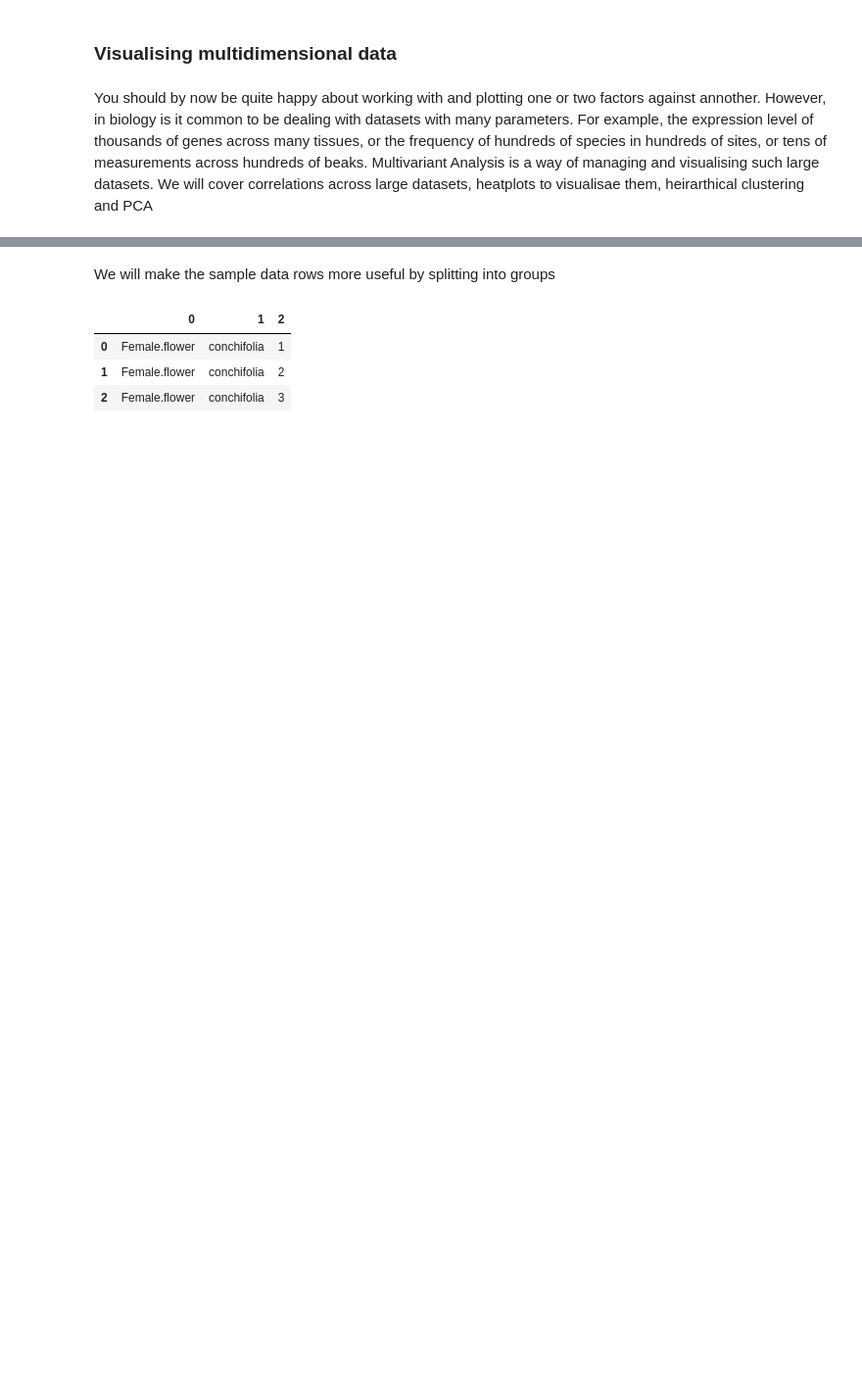
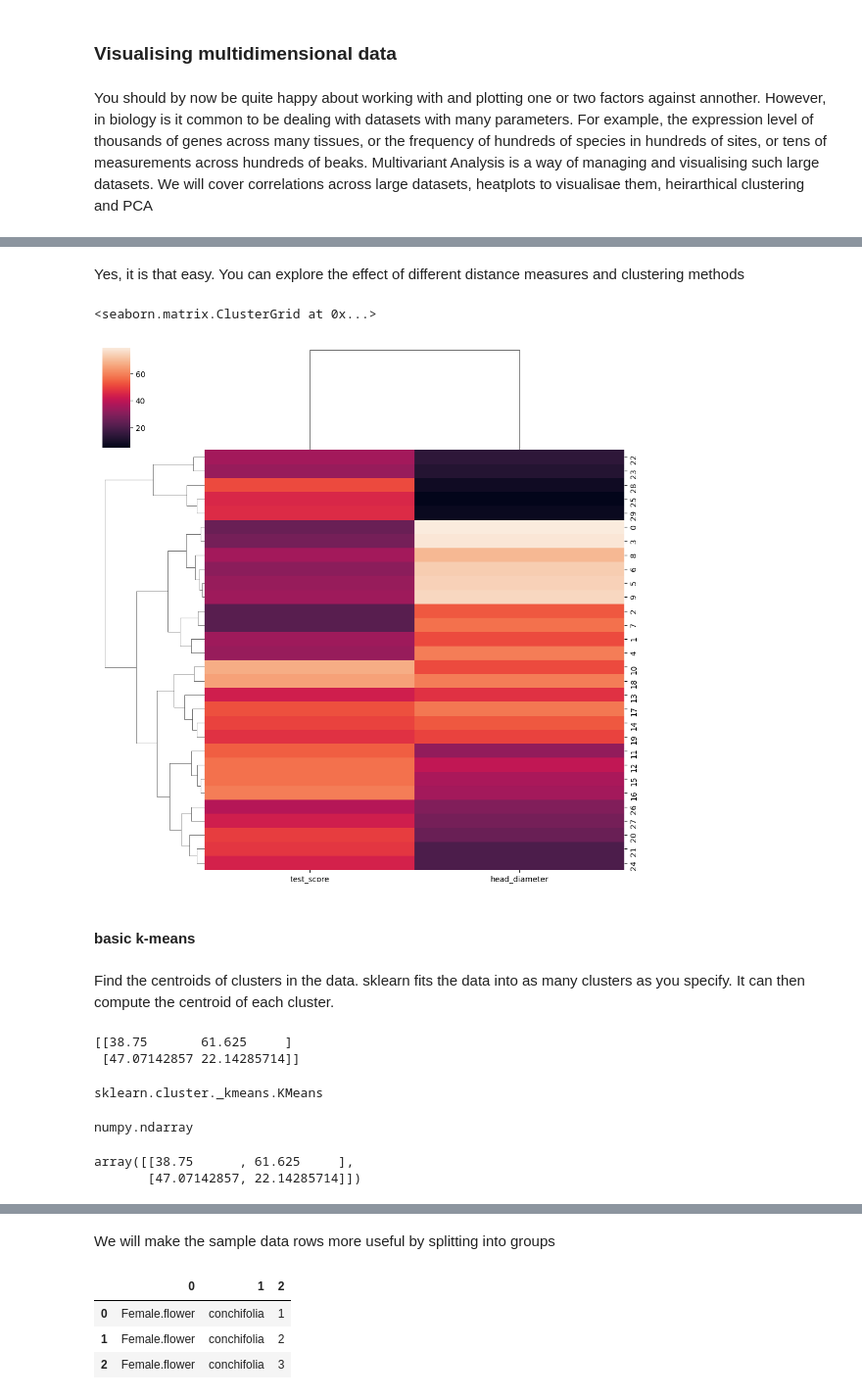
Before and after one commit to nicksavill/DEB_development, a Jupyter notebook: Week_7/Class_13_clustering.ipynb, the cells around one changed output, grey strips where cells are left out. Shown at 98% size. Saved outputs shown, nothing was run; the diff lists cells and outputs as text; code cells hidden in the pictures; blank space fills up the shorter version.

```diff
--- a/Week_7/Class_13_clustering.ipynb
+++ b/Week_7/Class_13_clustering.ipynb
@@ -106,0 +64,2 @@ plt.show()
+# %% [markdown]
+Yes, it is that easy.  You can explore the effect of different distance measures and clustering methods
@@ -106,0 +69,29 @@ plt.show()
+# %%
+sns.clustermap(df, method='weighted', metric='braycurtis')
+# %% [output]
+<seaborn.matrix.ClusterGrid at 0x...>
+[figure, added]
+# %% [markdown]
+#### basic k-means
+# %% [markdown]
+Find the centroids of clusters in the data.  sklearn fits the data into as many clusters as you specify.  It can then compute the centroid of each cluster.
+# %%
+kmeans = KMeans(n_clusters=2).fit(df)
+centroids = kmeans.cluster_centers_
+print(centroids)
+# %% [output]
+[[38.75       61.625     ]
+ [47.07142857 22.14285714]]
+# %%
+type(kmeans)
+# %% [output]
+sklearn.cluster._kmeans.KMeans
+# %%
+type(centroids)
+# %% [output]
+numpy.ndarray
+# %%
+centroids
+# %% [output]
+array([[38.75      , 61.625     ],
+       [47.07142857, 22.14285714]])
```
Also changed, not shown: parts of 48 cells of this notebook, 8 other files.
